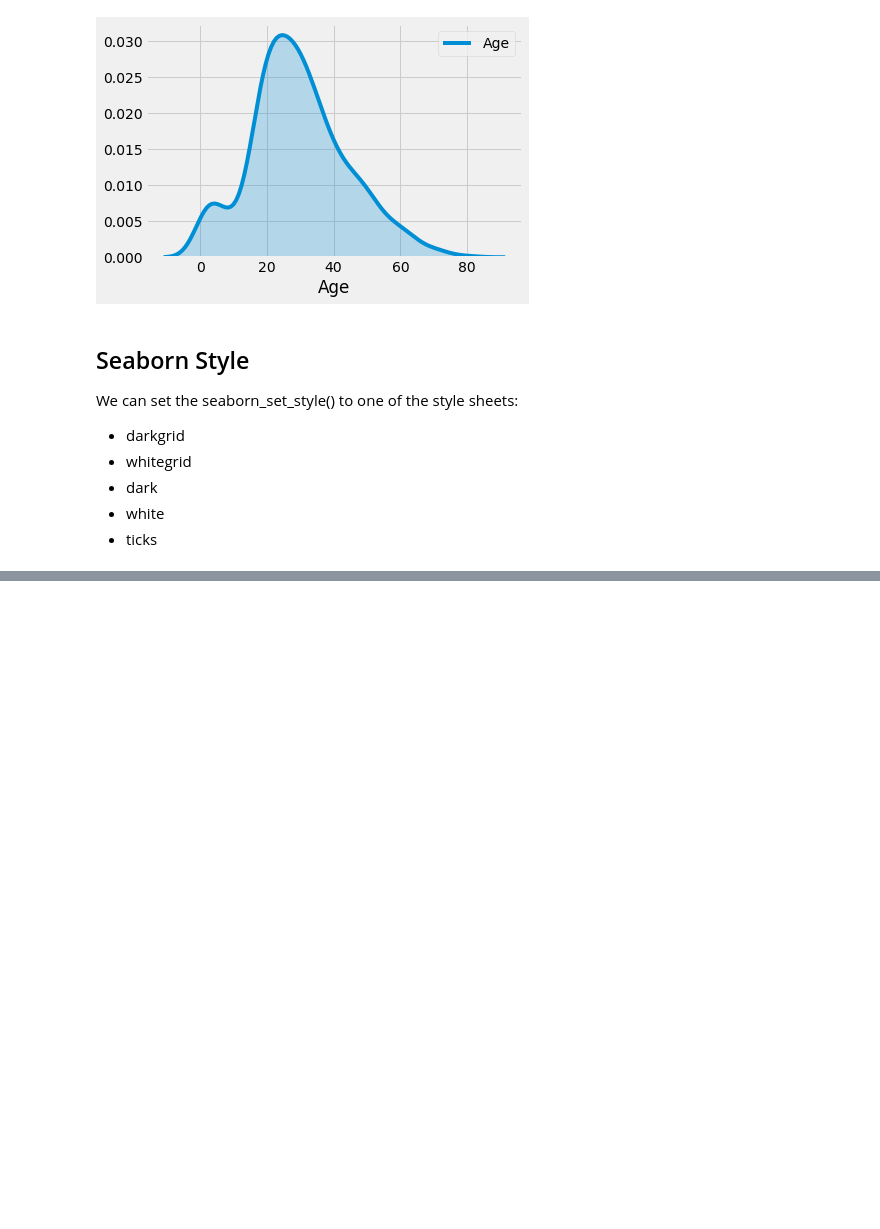
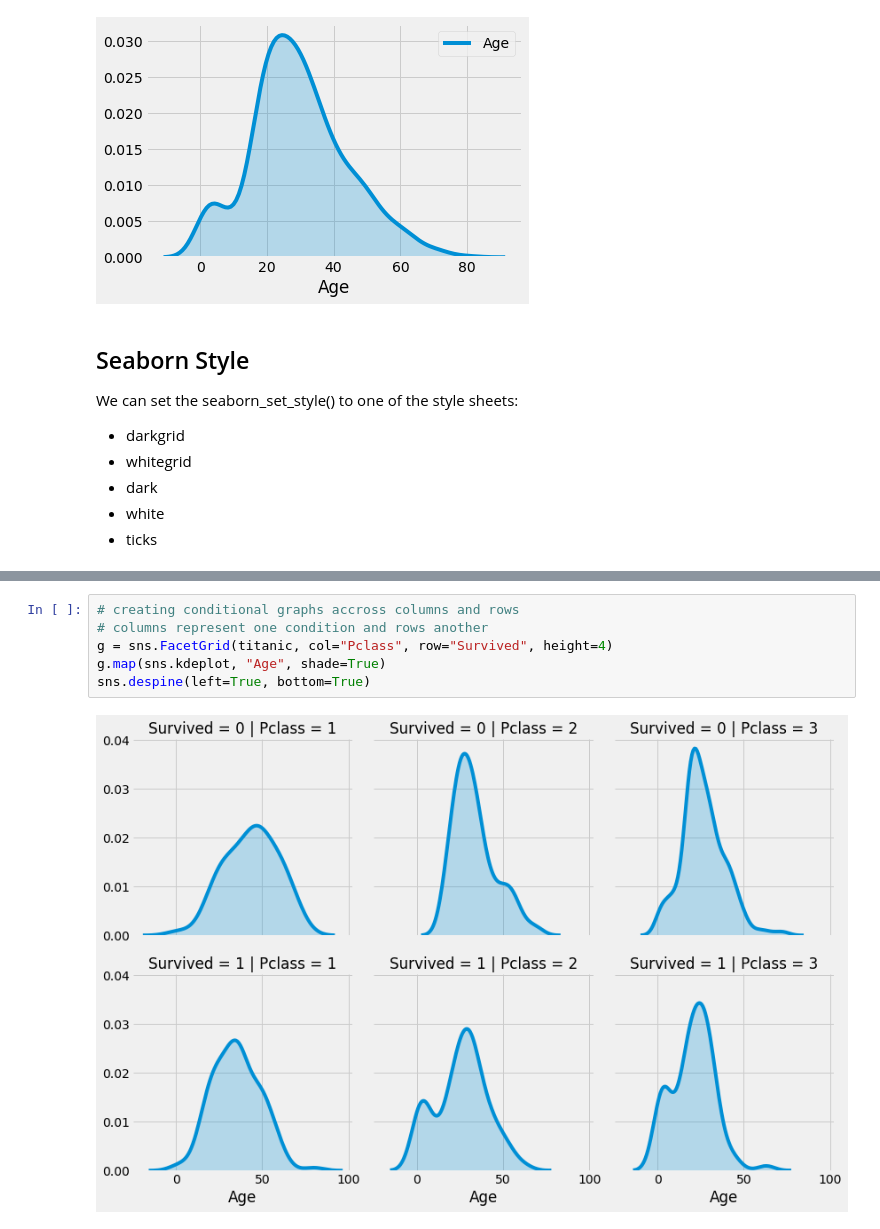
Before and after one commit to carlos-cui/data_analysis, a Jupyter notebook: titanic data visualization/Visualizing_Titanic_Data.ipynb, the cells around one changed output, grey strips where cells are left out. Saved outputs shown, nothing was run; the diff lists cells and outputs as text; blank space fills up the shorter version.

```diff
--- a/titanic data visualization/Visualizing_Titanic_Data.ipynb
+++ b/titanic data visualization/Visualizing_Titanic_Data.ipynb
@@ -66,0 +90,8 @@ We can set the seaborn_set_style() to one of the style sheets:
+# %%
+# creating conditional graphs accross columns and rows
+# columns represent one condition and rows another
+g = sns.FacetGrid(titanic, col="Pclass", row="Survived", height=4)
+g.map(sns.kdeplot, "Age", shade=True)
+sns.despine(left=True, bottom=True)
+# %% [output]
+[figure, added]
```
Also changed, not shown: parts of 5 cells of this notebook.
